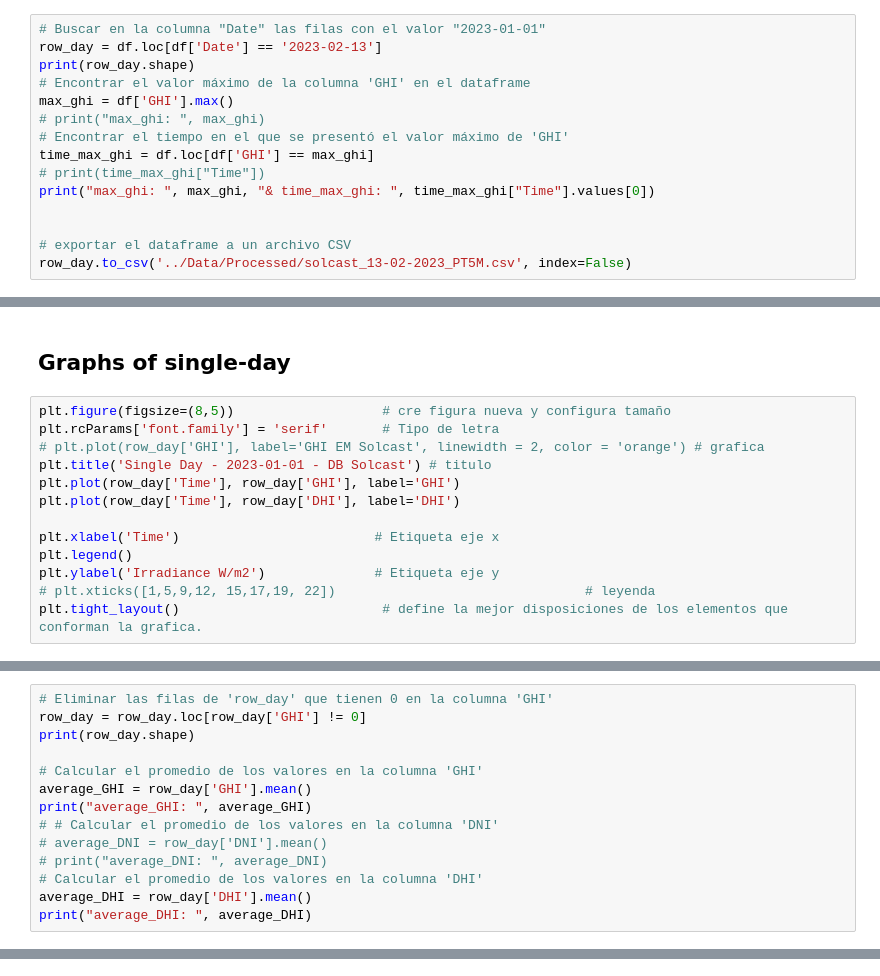
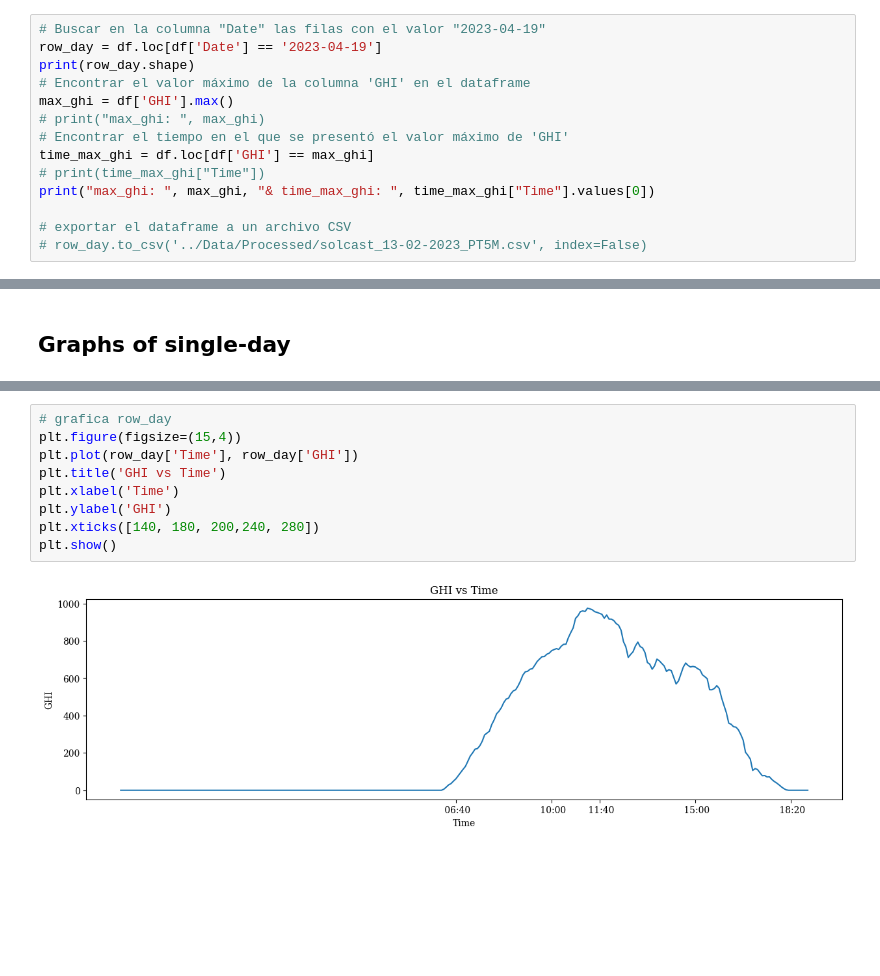
Before and after one commit to GustavoUNAL/Solar-1.233102--77.292833-, a Jupyter notebook: Notebooks/solcast.ipynb, the cells around one changed output, grey strips where cells are left out. Cells and saved outputs as stored; diff of their text form; blank space fills up the shorter version.

```diff
--- a/Notebooks/solcast.ipynb
+++ b/Notebooks/solcast.ipynb
@@ -97,8 +84,8 @@ df.head(5)
 # %% [markdown]
 ## Group df for day
 # %%
-# Buscar en la columna "Date" las filas con el valor "2023-01-01"
-row_day = df.loc[df['Date'] == '2023-02-13']
+# Buscar en la columna "Date" las filas con el valor "2023-04-19"
+row_day = df.loc[df['Date'] == '2023-04-19']
 print(row_day.shape)
 # Encontrar el valor máximo de la columna 'GHI' en el dataframe
 max_ghi = df['GHI'].max()
@@ -108,7 +95,6 @@ time_max_ghi = df.loc[df['GHI'] == max_ghi]
 # print(time_max_ghi["Time"])
 print("max_ghi: ", max_ghi, "& time_max_ghi: ", time_max_ghi["Time"].values[0])
 
-
 # exportar el dataframe a un archivo CSV
-row_day.to_csv('../Data/Processed/solcast_13-02-2023_PT5M.csv', index=False)
+# row_day.to_csv('../Data/Processed/solcast_13-02-2023_PT5M.csv', index=False)
 # %% [output]
@@ -129,15 +103,2 @@ print(row_day.iloc[15][['GHI', 'DHI']])
 # %% [markdown]
 ## Graphs of single-day
-# %%
-plt.figure(figsize=(8,5))                   # cre figura nueva y configura tamaño
-plt.rcParams['font.family'] = 'serif'       # Tipo de letra
-# plt.plot(row_day['GHI'], label='GHI EM Solcast', linewidth = 2, color = 'orange') # grafica
-plt.title('Single Day - 2023-01-01 - DB Solcast') # titulo
-plt.plot(row_day['Time'], row_day['GHI'], label='GHI')
-plt.plot(row_day['Time'], row_day['DHI'], label='DHI')
-
-plt.xlabel('Time')                         # Etiqueta eje x
-plt.legend()
-plt.ylabel('Irradiance W/m2')              # Etiqueta eje y
-# plt.xticks([1,5,9,12, 15,17,19, 22])                                # leyenda
-plt.tight_layout()                          # define la mejor disposiciones de los elementos que conforman la grafica.
@@ -148,14 +104,0 @@ plt.tight_layout()                          # define la mejor disposiciones de l
-# %%
-# Eliminar las filas de 'row_day' que tienen 0 en la columna 'GHI'
-row_day = row_day.loc[row_day['GHI'] != 0]
-print(row_day.shape)
-
-# Calcular el promedio de los valores en la columna 'GHI'
-average_GHI = row_day['GHI'].mean()
-print("average_GHI: ", average_GHI)
-# # Calcular el promedio de los valores en la columna 'DNI'
-# average_DNI = row_day['DNI'].mean()
-# print("average_DNI: ", average_DNI)
-# Calcular el promedio de los valores en la columna 'DHI'
-average_DHI = row_day['DHI'].mean()
-print("average_DHI: ", average_DHI)
@@ -185,0 +105,11 @@ print(new_df.shape)
+# %%
+# grafica row_day
+plt.figure(figsize=(15,4))
+plt.plot(row_day['Time'], row_day['GHI'])
+plt.title('GHI vs Time')
+plt.xlabel('Time')
+plt.ylabel('GHI')
+plt.xticks([140, 180, 200,240, 280])
+plt.show()
+# %% [output]
+[figure, added]
```
Also changed, not shown: parts of 18 cells of this notebook, 4 other files.
